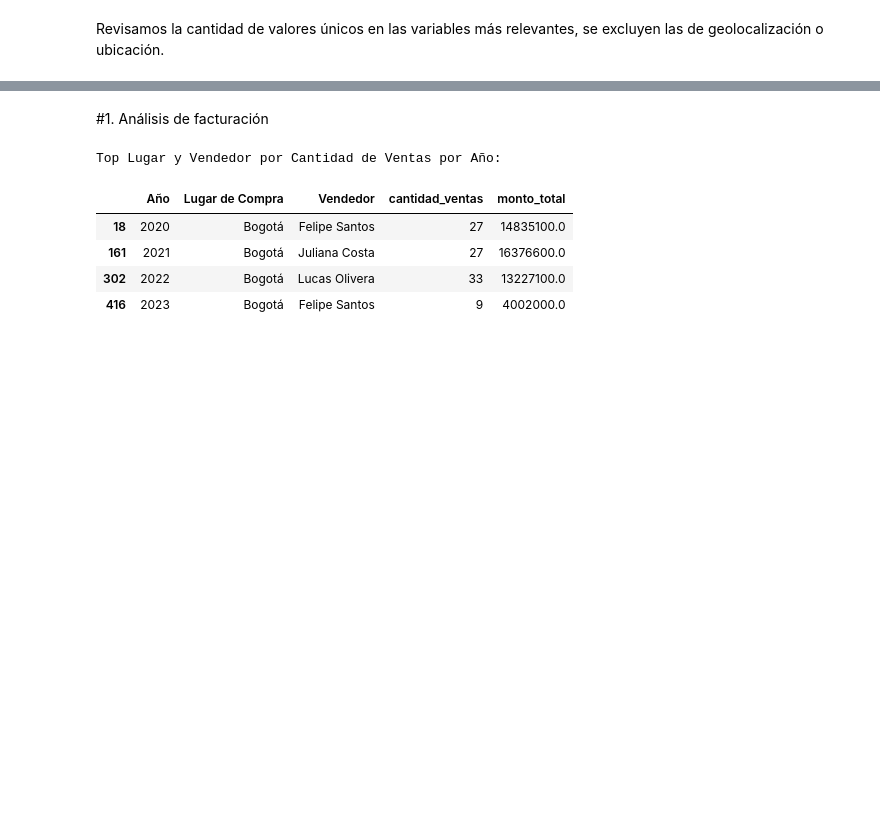
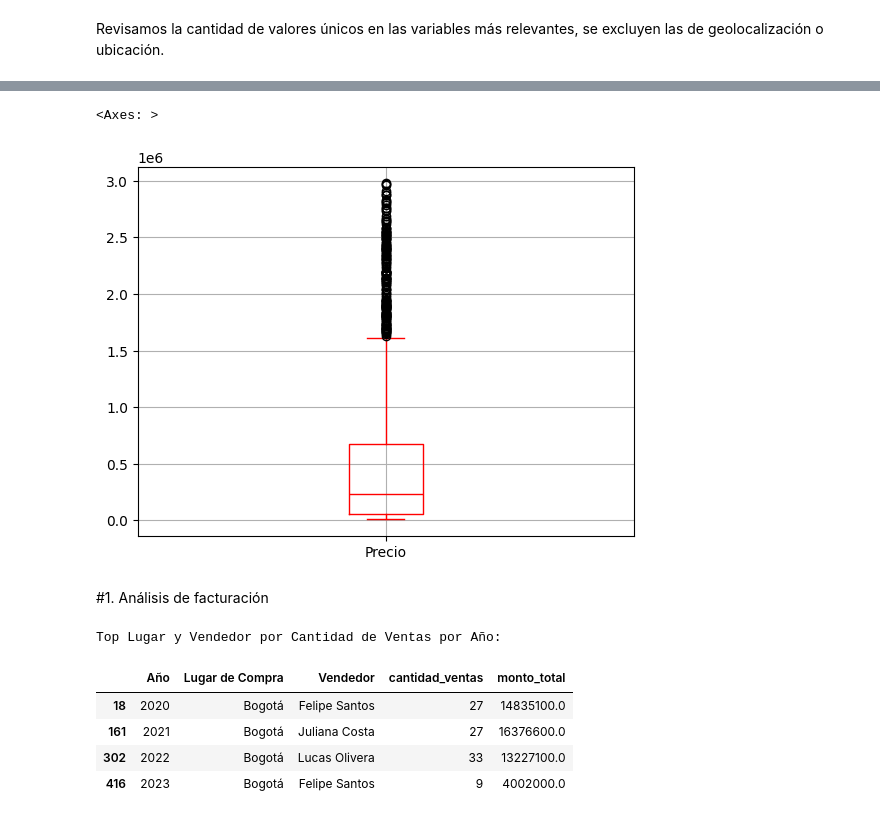
Before and after one commit to GabrielEEscobarC/Challenge1-O1-G8, a Jupyter notebook: Challenge1-O1-G8-GEEC.ipynb, the cells around one changed output, grey strips where cells are left out. Drawn from its saved outputs; the diff is of its cells as text; code cells hidden in the pictures; blank space fills up the shorter version.

```diff
--- a/Challenge1-O1-G8-GEEC.ipynb
+++ b/Challenge1-O1-G8-GEEC.ipynb
@@ -84,3 +306,8 @@ Cantidad de datos únicos por columna:
+# %%
+tienda.boxplot(column = 'Precio', color = 'red')
+# %% [output]
+<Axes: >
+[figure, added]
 # %% [markdown]
 #1. Análisis de facturación
 # %%
```
Also changed, not shown: parts of 23 cells of this notebook.
